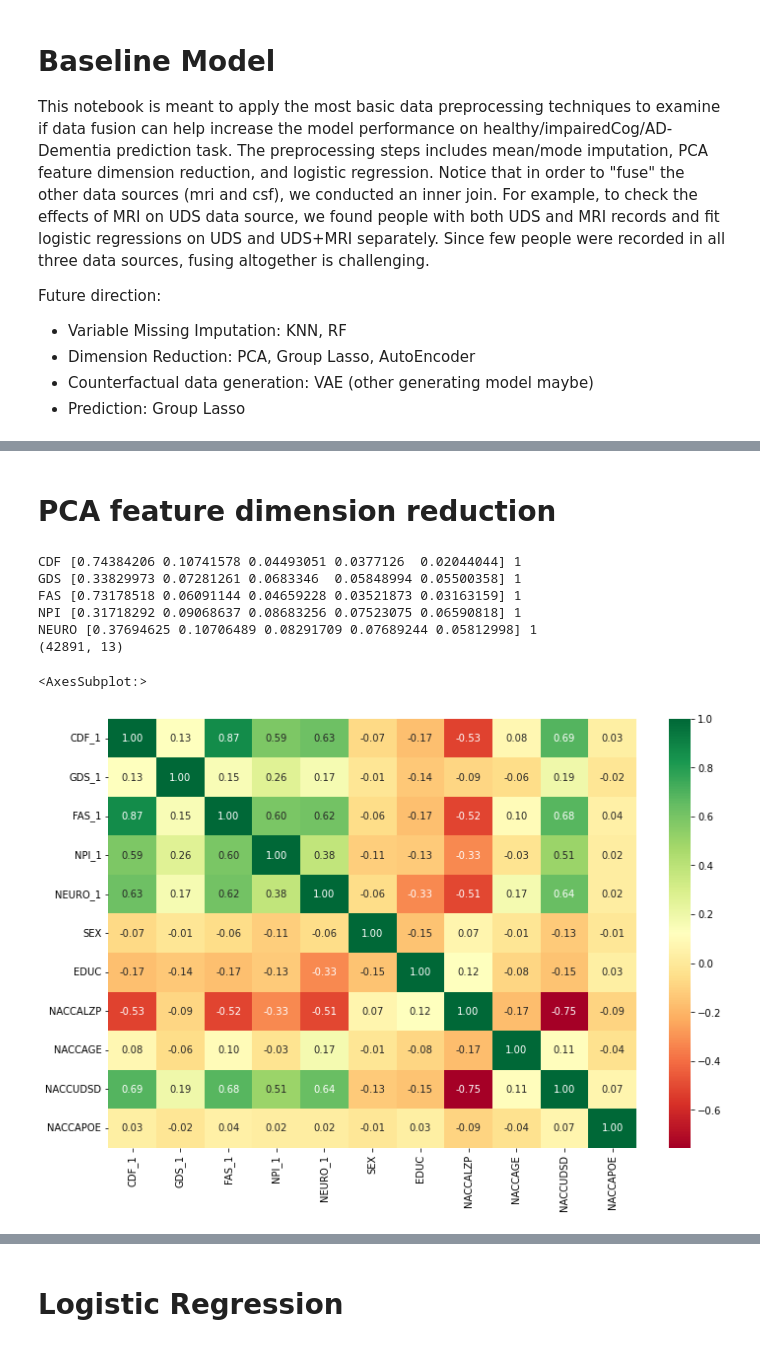
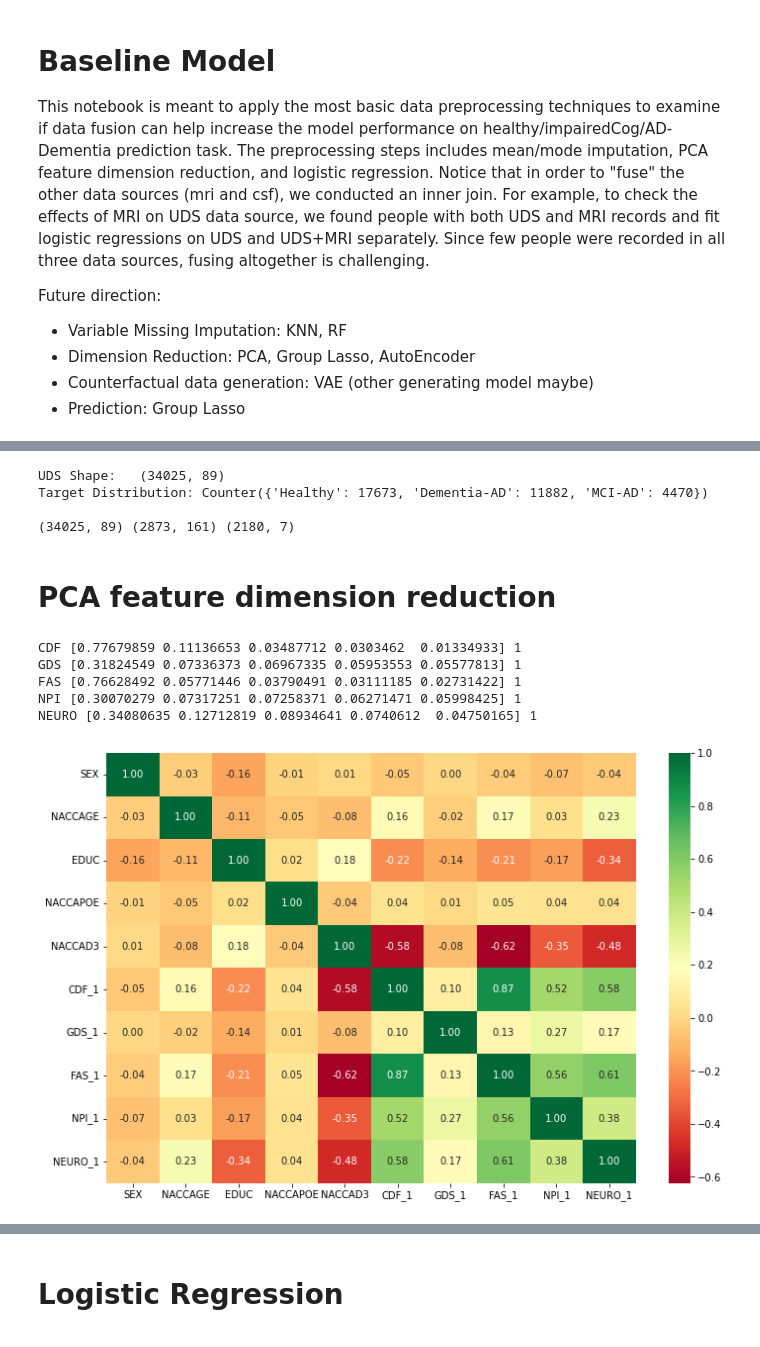
Before and after one commit to JeremyJosephLin/STA275_final_project, a Jupyter notebook: model/Baseline.ipynb, the cells around one changed output, grey strips where cells are left out. Cells and saved outputs as stored; diff of their text form; code cells hidden in the pictures.

Commit message:
refit baseline on AD 3&5

```diff
--- a/model/Baseline.ipynb
+++ b/model/Baseline.ipynb
@@ -91,3 +42,11 @@ Counter({1: 4120, 2: 179, 3: 24, 4: 7, 5: 1, 6: 1})
+# %%
+uds, mri, csf = load_data(impute_method = 'Mean-Mode', target = 'NACCAD3')
+print(uds.shape, mri.shape, csf.shape)
+# %% [output]
+UDS Shape:   (34025, 89)
+Target Distribution: Counter({'Healthy': 17673, 'Dementia-AD': 11882, 'MCI-AD': 4470})
+
+(34025, 89) (2873, 161) (2180, 7)
 # %% [markdown]
 # PCA feature dimension reduction
 # %%
@@ -114,24 +73,42 @@ def pca_transform(df, var_dict, n_component, pca_thres = 0.8):
                 print(cat, pca.explained_variance_ratio_, num_selected)
                 to_ret = pd.concat([to_ret, temp], axis=1)
     return to_ret
+
+def uds_pca_transform(uds, target, heatmap = False):
+    # PCA UDS  UDS is unique for each patient at baseline
+    assert(len(Counter(uds.groupby('NACCID')['datetime'].count().values)))
+    uds_pca = pca_transform(uds.drop(uds_drop_columns, axis=1), uds_dict, 5, pca_thres=0.2)
+    uds_pca = pd.concat([uds[['NACCID', 'SEX', 'NACCAGE', 'EDUC', 'NACCAPOE', target]].reset_index(drop=True), uds_pca], axis=1)
+    if heatmap:
+        plt.figure(figsize = (12,8))
+        sns.heatmap(uds_pca.corr(), annot=True, fmt='.2f', cmap='RdYlGn')
+        plt.show()
+    return uds_pca
+
+def mri_pca_transform(mri, uds_pca, heatmap=False):
+    assert(len(Counter(mri.groupby('NACCID')['datetime'].count().values)))
+    mri_pca = pca_transform(mri.drop(mri_drop_columns, axis=1), mri_dict, 5, pca_thres=0.1)
+    mri_pca['NACCID'] = mri.reset_index()['NACCID']
+    uds_mri_merged = uds_pca.merge(mri_pca, on='NACCID', how='inner')
+    if heatmap:
+        plt.figure(figsize = (15, 10))
+        sns.heatmap(uds_mri_merged.corr(), annot=True, fmt='.2f', cmap='RdYlGn')
+        plt.show()
+    return mri_pca, uds_mri_merged
+
+def csf_pca_transform(csf, uds_mri_merged, heatmap=False):
+    csf_pca = csf[['NACCID', 'CSFABETA', 'CSFTTAU', 'CSFPTAU']]
+    uds_mri_csf_merged = uds_mri_merged.merge(csf_pca, on='NACCID', how='inner')
+    if heatmap:
+        plt.figure(figsize = (15, 10))
+        sns.heatmap(uds_mri_csf_merged.corr(), annot=True, fmt='.2f', cmap='RdYlGn')
+    return csf_pca, uds_mri_csf_merged
-# %%
-# PCA UDS  UDS is unique for each patient at baseline
-assert(len(Counter(uds.groupby('NACCID')['datetime'].count().values)))
-uds_pca = pca_transform(uds.drop(['NACCID', 'NACCUDSD', 'NACCADC'], axis=1), uds_dict, 5, pca_thres=0.2)
-demo_features = set(uds.columns).intersection(set(uds_dict[uds_dict['Category'] == 'DEMO']['VariableName'].values))
-uds_pca = pd.concat([uds_pca, uds[demo_features - set(['NACCADC'])].reset_index(drop=True)], axis=1)
-uds_pca['NACCID'] = uds.reset_index()['NACCID']
-uds_pca['datetime'] = uds.reset_index()['datetime']
-print(uds_pca.shape)
-
-plt.figure(figsize = (12,8))
-sns.heatmap(uds_pca.corr(), annot=True, fmt='.2f', cmap='RdYlGn')
-# %% [output]
-CDF [0.74384206 0.10741578 0.04493051 0.0377126  0.02044044] 1
-GDS [0.33829973 0.07281261 0.0683346  0.05848994 0.05500358] 1
-FAS [0.73178518 0.06091144 0.04659228 0.03521873 0.03163159] 1
-NPI [0.31718292 0.09068637 0.08683256 0.07523075 0.06590818] 1
-NEURO [0.37694625 0.10706489 0.08291709 0.07689244 0.05812998] 1
-(42891, 13)
-<AxesSubplot:>
-[figure, removed]
+# %%
+uds_pca = uds_pca_transform(uds, "NACCAD3", True)
+# %% [output]
+CDF [0.77679859 0.11136653 0.03487712 0.0303462  0.01334933] 1
+GDS [0.31824549 0.07336373 0.06967335 0.05953553 0.05577813] 1
+FAS [0.76628492 0.05771446 0.03790491 0.03111185 0.02731422] 1
+NPI [0.30070279 0.07317251 0.07258371 0.06271471 0.05998425] 1
+NEURO [0.34080635 0.12712819 0.08934641 0.0740612  0.04750165] 1
+[figure, added]
```
Also changed, not shown: parts of 35 cells of this notebook.
